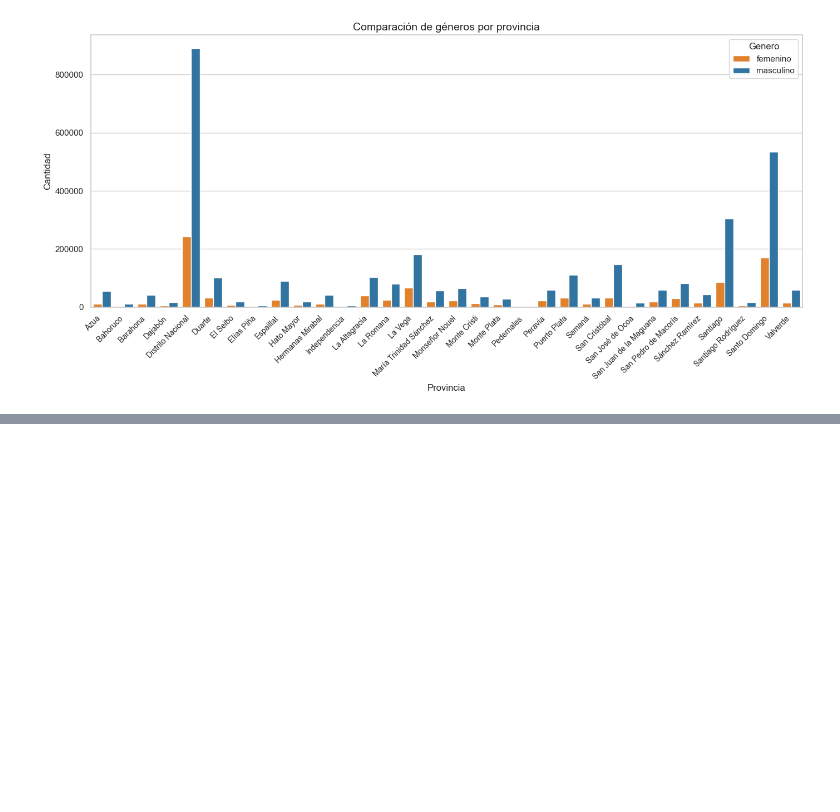
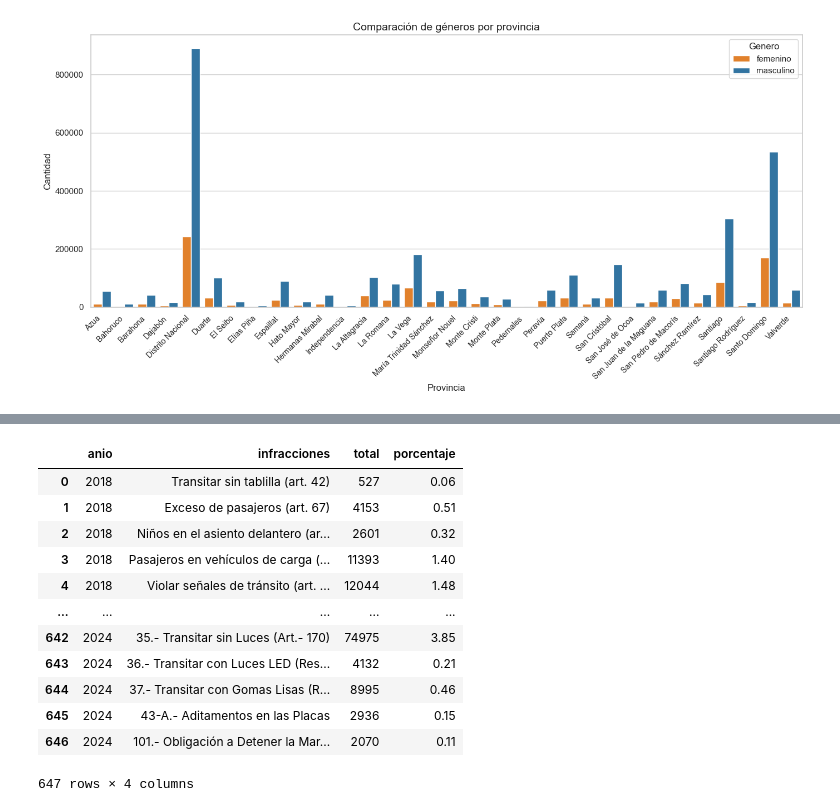
Before and after one commit to ngcarvajall/Accidentes_mortales_RD, a Jupyter notebook: Notebooks/Datos_añadidos.ipynb, the cells around one changed output, grey strips where cells are left out. Cells and saved outputs as stored; diff of their text form; code cells hidden in the pictures; blank space fills up the shorter version.

```diff
--- a/Notebooks/Datos_añadidos.ipynb
+++ b/Notebooks/Datos_añadidos.ipynb
@@ -333,0 +362,20 @@ plt.show()
+# %%
+# Calcular el porcentaje dentro de cada año usando transform
+df_infracciones_2['porcentaje'] = df_infracciones_2.groupby('anio')['total'].transform(lambda x: (x / x.sum()) * 100)
+
+# Verificar los resultados
+df_infracciones_2[['anio', 'infracciones', 'total', 'porcentaje']]
+# %% [output]
+|  | anio | infracciones | total | porcentaje |
+| 0 | 2018 | Transitar sin tablilla (art. 42) | 527 | 0.06 |
+| 1 | 2018 | Exceso de pasajeros (art. 67) | 4153 | 0.51 |
+| 2 | 2018 | Niños en el asiento delantero (ar... | 2601 | 0.32 |
+| 3 | 2018 | Pasajeros en vehículos de carga (... | 11393 | 1.40 |
+| 4 | 2018 | Violar señales de tránsito (art. ... | 12044 | 1.48 |
+| ... | ... | ... | ... | ... |
+| 642 | 2024 | 35.- Transitar sin Luces (Art.- 170) | 74975 | 3.85 |
+| 643 | 2024 | 36.- Transitar con Luces LED (Res... | 4132 | 0.21 |
+| 644 | 2024 | 37.- Transitar con Gomas Lisas (R... | 8995 | 0.46 |
+| 645 | 2024 | 43-A.- Aditamentos en las Placas | 2936 | 0.15 |
+| 646 | 2024 | 101.- Obligación a Detener la Mar... | 2070 | 0.11 |
+647 rows × 4 columns
```
Also changed, not shown: parts of 12 cells of this notebook, 6 other files.
